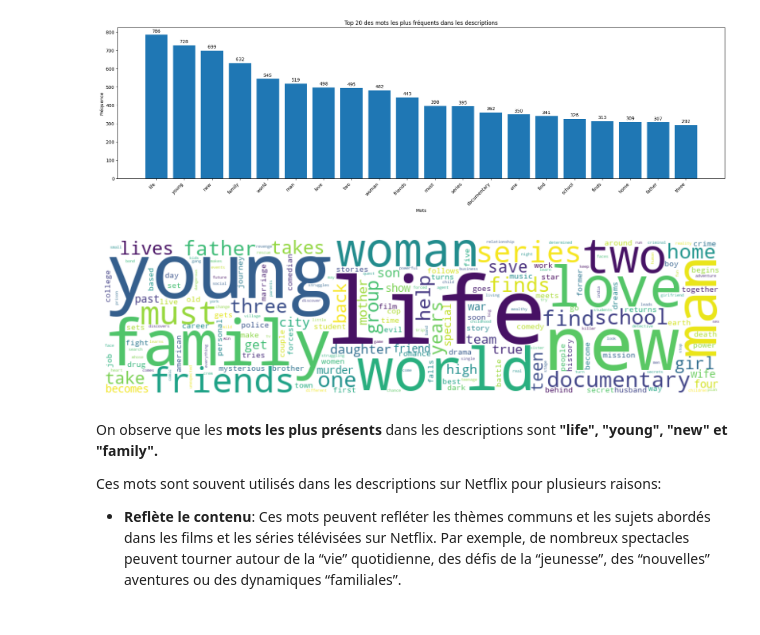
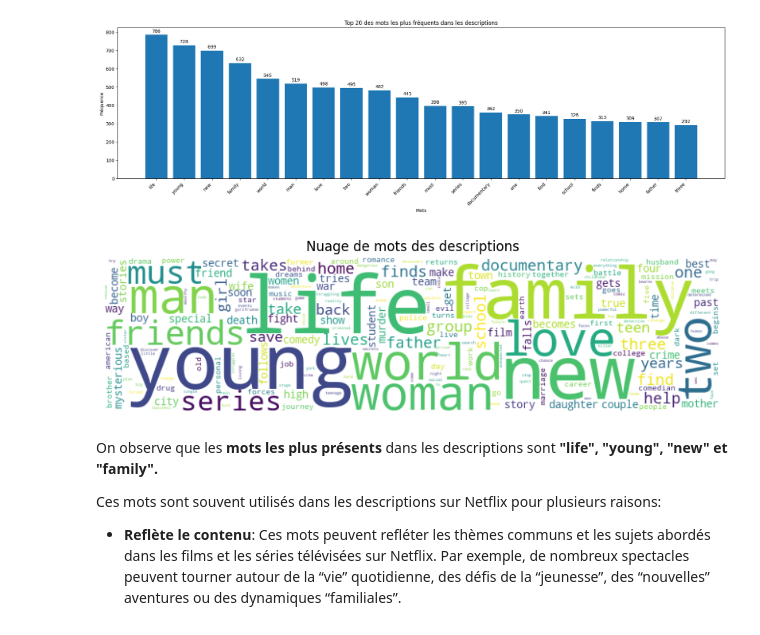
Before and after one commit to leo-carrey/Netflix-Insights, a Jupyter notebook: Netflix Data Analysis.ipynb, the cells around one changed output. Saved outputs shown, nothing was run; the diff lists cells and outputs as text; code cells hidden in the pictures.

```diff
--- a/Netflix Data Analysis.ipynb
+++ b/Netflix Data Analysis.ipynb
@@ -1068,14 +1068,15 @@ plt.show()
 # %%
 # On crée un nuage de mots
 wordcloud = WordCloud(width=800, height=200, background_color='white').generate_from_frequencies(description_word_freq)
 
 # On l'affiche
 plt.figure(figsize=(10, 5))
 plt.imshow(wordcloud, interpolation='bilinear')
 plt.axis('off')
+plt.title("Nuage de mots des descriptions")
 plt.show()
 # %% [output]
-[figure, old version]
+[figure, new version]
 # %% [markdown]
 On observe que les **mots les plus présents** dans les descriptions sont **"life", "young", "new" et "family".**
 
```
Also changed, not shown: parts of 6 cells of this notebook.
